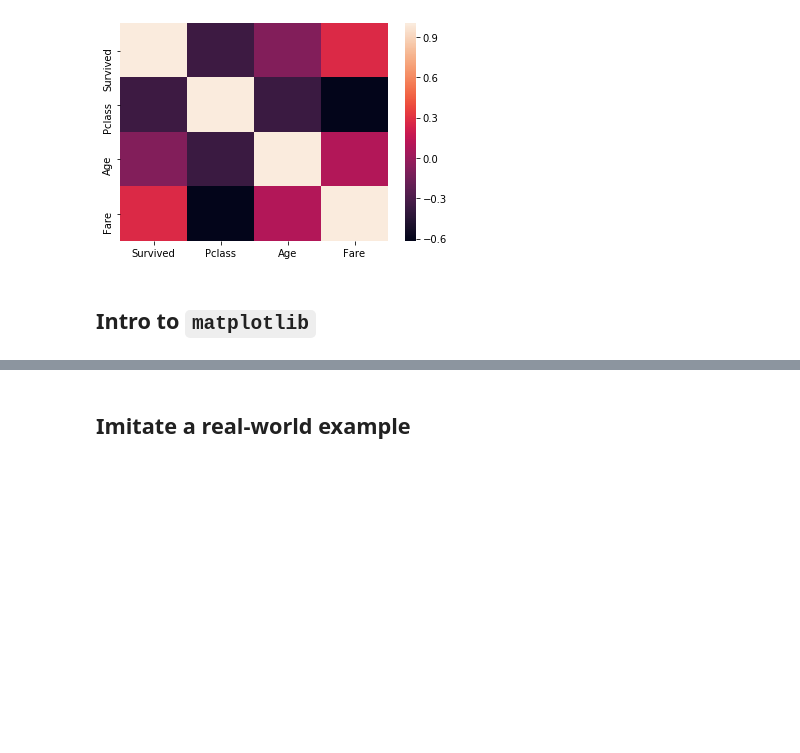
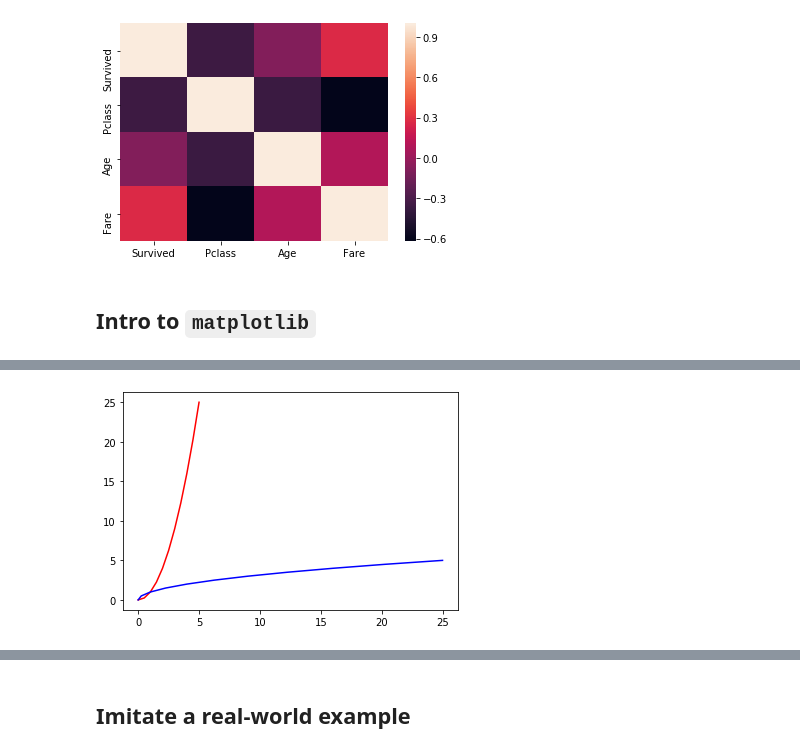
Before and after one commit to sugarfreecode/DS-Unit-1-Sprint-1-Data-Wrangling-and-Storytelling, a Jupyter notebook: module4-make-explanatory-visualizations/LS_DS_114_Make_Explanatory_Visualizations_Lecture_Solutions.ipynb, the cells around one changed output, grey strips where cells are left out. Cells and saved outputs as stored; diff of their text form; code cells hidden in the pictures; blank space fills up the shorter version.

```diff
--- a/module4-make-explanatory-visualizations/LS_DS_114_Make_Explanatory_Visualizations_Lecture_Solutions.ipynb
+++ b/module4-make-explanatory-visualizations/LS_DS_114_Make_Explanatory_Visualizations_Lecture_Solutions.ipynb
@@ -269,0 +308,6 @@ sns.heatmap(corr_matrix);
+# %%
+# You can have two 'plt' plots together (and let's add some color).
+plt.plot(x, y, 'r')
+plt.plot(y, x, 'b');
+# %% [output]
+[figure, added]
```
Also changed, not shown: parts of 77 cells of this notebook.
